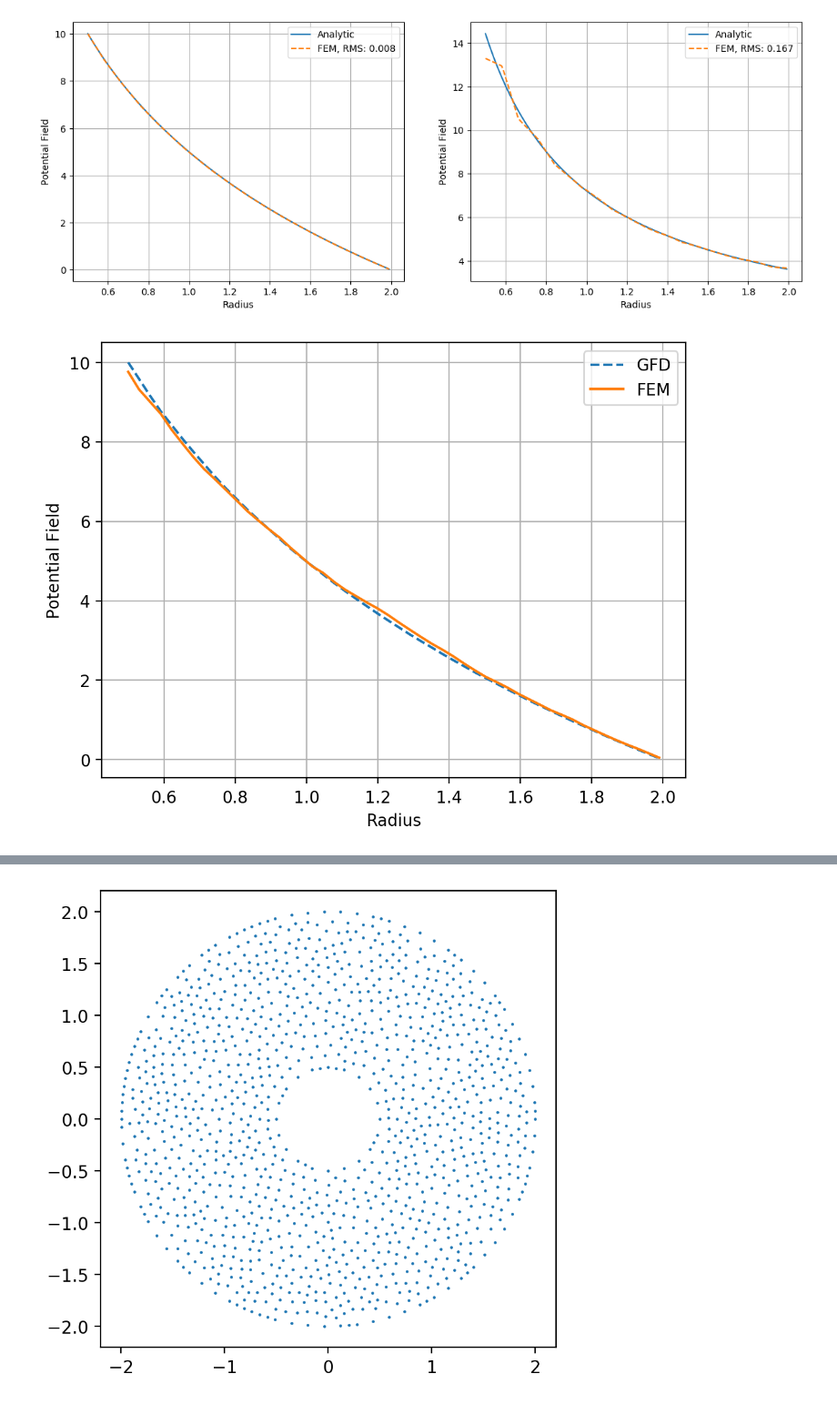
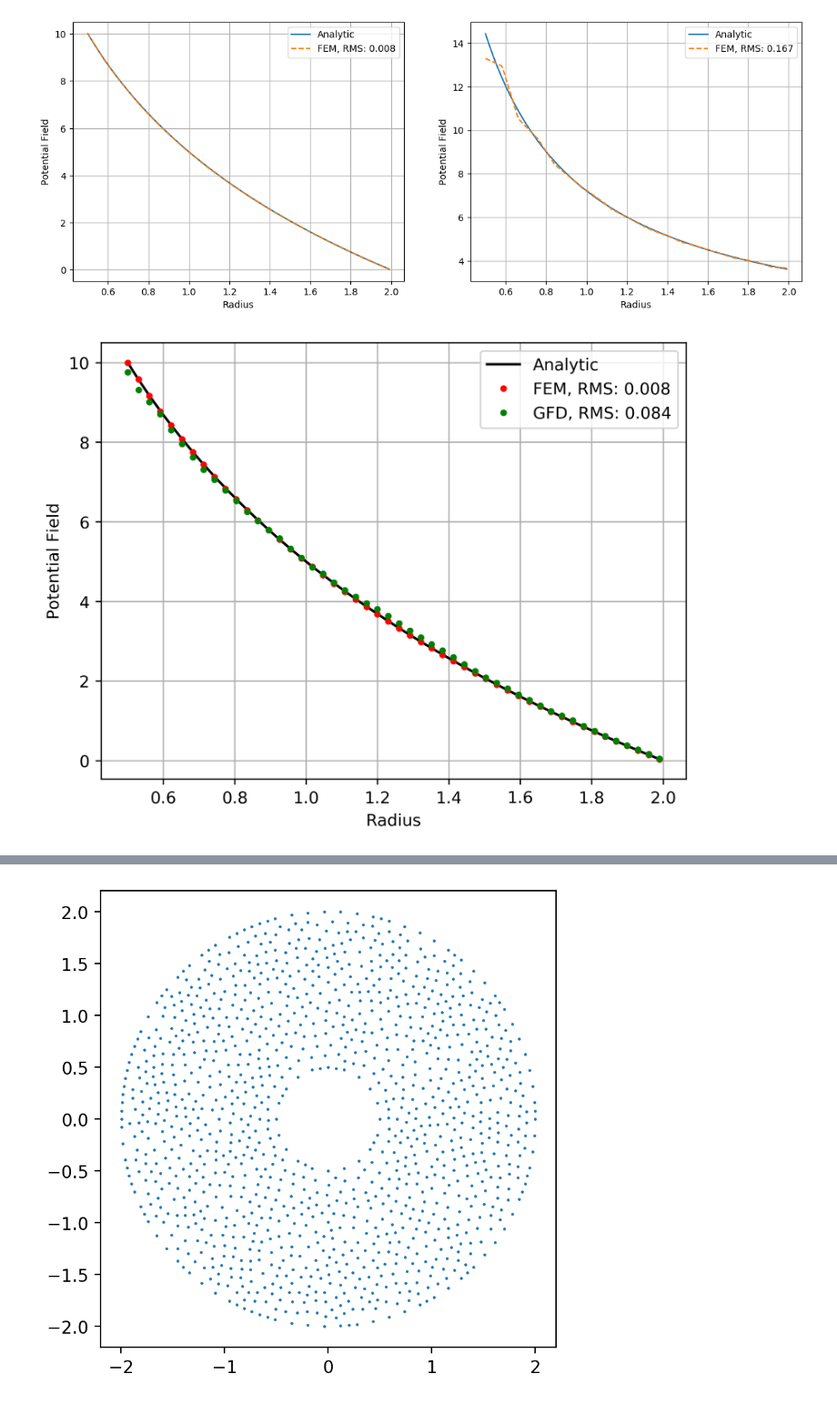
Before and after one commit to emmanuellfc/EM_Tufts_Fall2023, a Jupyter notebook: Coaxial_Cable.ipynb, the cells around one changed output, grey strips where cells are left out. Shown at 91% size. Drawn from its saved outputs; the diff is of its cells as text; code cells hidden in the pictures.

```diff
--- a/Coaxial_Cable.ipynb
+++ b/Coaxial_Cable.ipynb
@@ -250,18 +250,23 @@ plt.show()
 # %% [output]
 [figure]
 # %%
-# Comparisson Between The GFD and FEM
+# Comparisson Between The GFD and FEM and Analytic
 y_GFD = np.linspace(inner_radius, 1.99, 50)
 x_GFD = [9.762555428523092, 9.318857554051077, 9.012229627298815, 8.705879313276258, 8.307268995965298, 7.958446817264932, 7.622444741738769, 7.3157142041462135, 7.060281301150473, 6.7948868321967195, 6.526696182033194, 6.255402977203453, 6.022882773531246, 5.797185107236807, 5.582935755678979, 5.3300994669419, 5.097092266675937, 4.863517443702829, 4.698388611418365, 4.474858247171111, 4.282023678752375, 4.1210925921725625, 3.959295096913816, 3.809157283281594, 3.6381868579256036, 3.449879466169591, 3.2692930281800363, 3.092650131207359, 2.921500855092335, 2.767342336555782, 2.6025164878272613, 2.4195517571383043, 2.2474037196437164, 2.0839814751516648, 1.9524652880366988, 1.8144556636142921, 1.6588597019916633, 1.5203687826653731, 1.3840209703792197, 1.2444017463585664, 1.130863060722847, 1.0120028681475708, 0.8683026914918783, 0.7428539342886932, 0.6184069311850675, 0.4975050647274445, 0.384132841501089, 0.2787469722797418, 0.16528781686087618, 0.05083508190628628]
 y = [u(Point(i, 0)) for i in y_GFD]
-plt.figure(dpi=200)
-plt.plot(y_GFD, y, '--')
-plt.plot(y_GFD, x_GFD)
-plt.xlabel("Radius")
-plt.ylabel("Potential Field")
-plt.legend(["GFD", "FEM"])
-plt.grid()
-plt.savefig("ComparissonPotentialFEMGFD.png")
-plt.show()
+r = [AnalyticV(i, inner_radius, outer_radius) for i in y_GFD]
+RMSV_GFD = round(RMS(np.array(r), np.array(x_GFD)), 3)
-# %% [output]
-[figure, removed]
+# %%
+# Plot Comparisson Full Analytic, FEM and GFD
+plt.figure(dpi=400)
+plt.plot(y_GFD,r,color = "black")
+plt.plot(y_GFD, y, 'o', color = "red", markersize = 3.0)
+plt.plot(y_GFD, x_GFD, 'o', color = "green", markersize = 3.0)
+plt.xlabel("Radius")
+plt.ylabel("Potential Field")
+plt.legend(["Analytic","FEM, RMS: " + str(RMSV), "GFD, RMS: "+ str(RMSV_GFD)])
+plt.grid()
+plt.savefig("ComparissonPotentialFEMGFD.png")
+plt.show()
+# %% [output]
+[figure, added]
```
Also changed, not shown: parts of 2 cells of this notebook, 4 other files.
